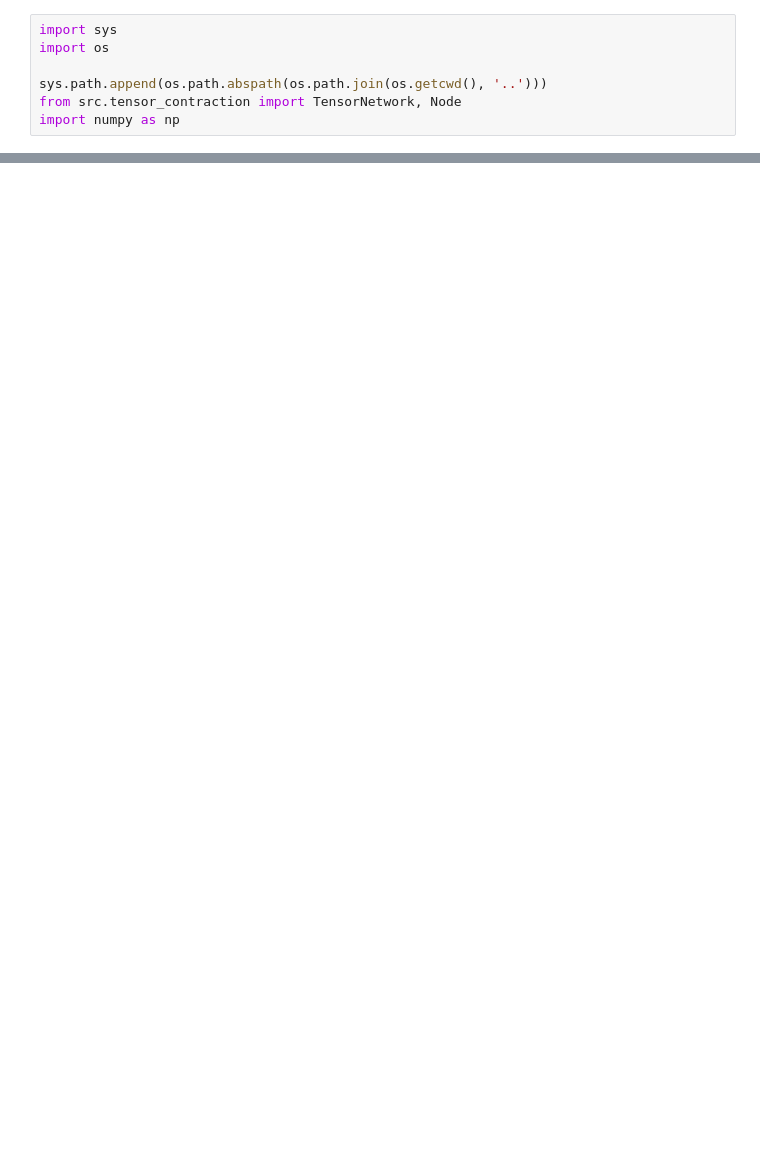
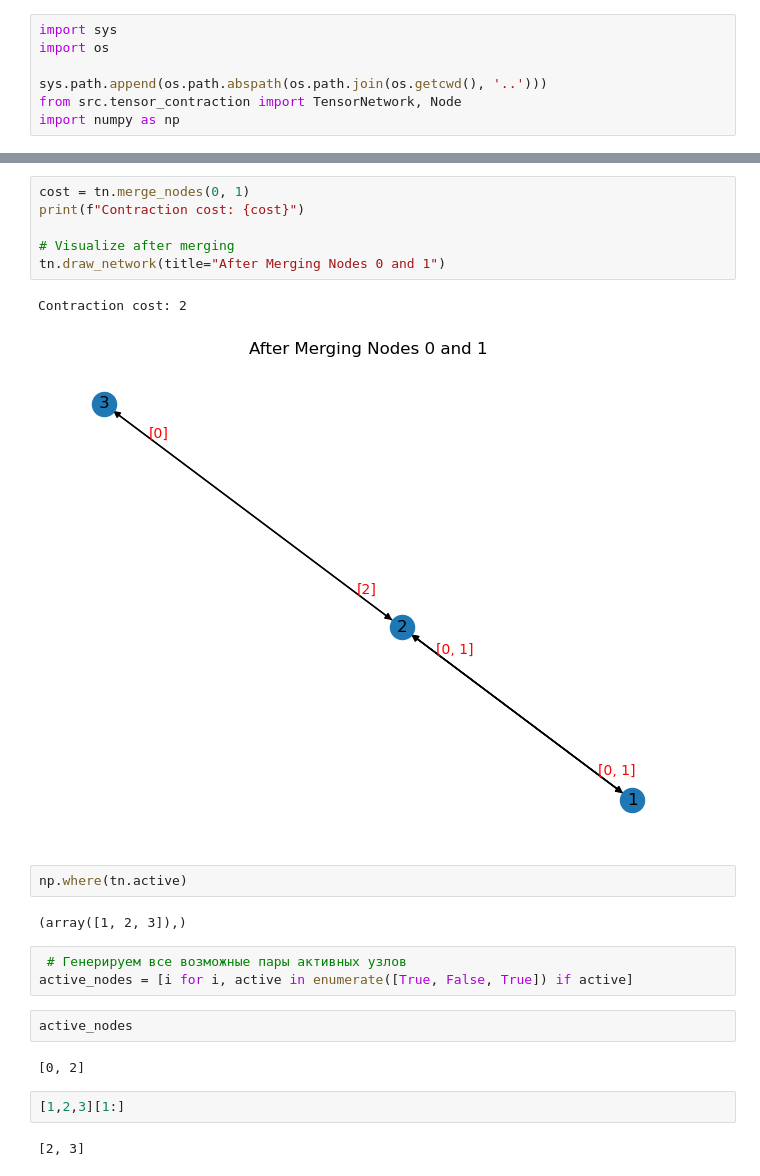
Before and after one commit to uyangulov/hw8, a Jupyter notebook: notebooks/testing.ipynb, the cells around one changed output, grey strips where cells are left out. Drawn from its saved outputs; the diff is of its cells as text; blank space fills up the shorter version.

```diff
--- a/notebooks/testing.ipynb
+++ b/notebooks/testing.ipynb
@@ -46,0 +21,24 @@ KeyError: 3
+# %%
+cost = tn.merge_nodes(0, 1)
+print(f"Contraction cost: {cost}")
+
+# Visualize after merging
+tn.draw_network(title="After Merging Nodes 0 and 1")
+# %% [output]
+Contraction cost: 2
+[figure, added]
+# %%
+np.where(tn.active)
+# %% [output]
+(array([1, 2, 3]),)
+# %%
+ # Генерируем все возможные пары активных узлов
+active_nodes = [i for i, active in enumerate([True, False, True]) if active]
+# %%
+active_nodes
+# %% [output]
+[0, 2]
+# %%
+[1,2,3][1:]
+# %% [output]
+[2, 3]
```
Also changed, not shown: parts of 2 cells of this notebook.
